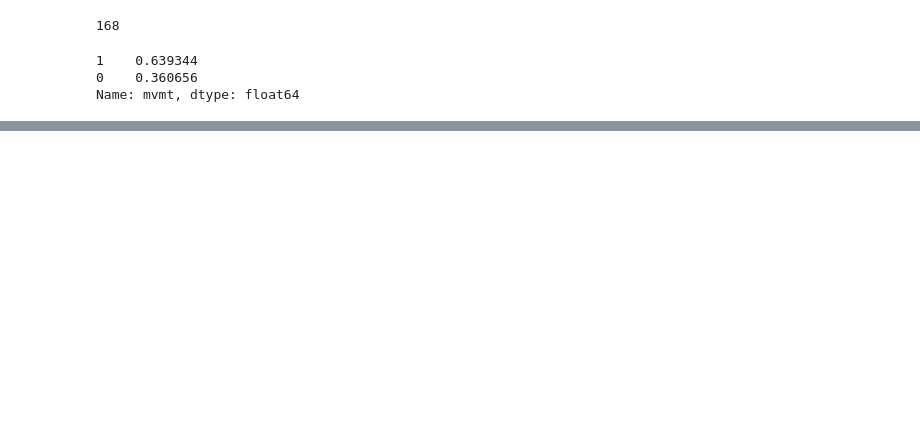
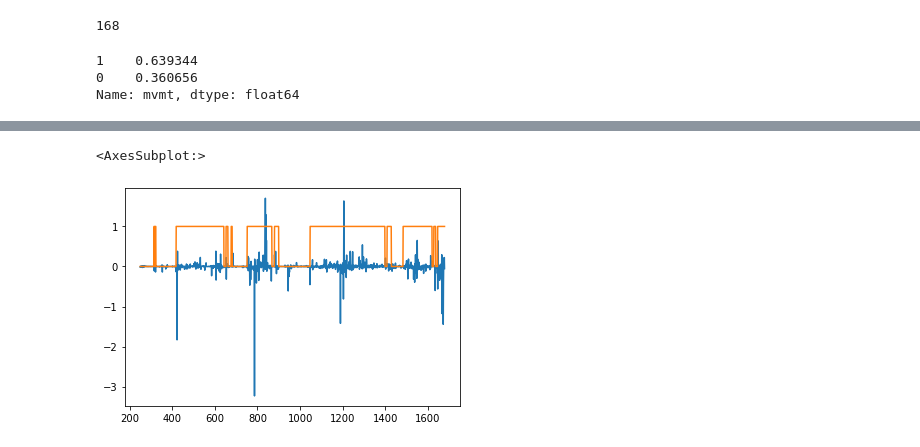
Before and after one commit to harryshil926/AJILE-movement-intent, a Jupyter notebook: ecog_predictive_analysis.ipynb, the cells around one changed output, grey strips where cells are left out. Cells and saved outputs as stored; diff of their text form; code cells hidden in the pictures; blank space fills up the shorter version.

```diff
--- a/ecog_predictive_analysis.ipynb
+++ b/ecog_predictive_analysis.ipynb
@@ -202,0 +364,6 @@ for combo in grid_combo:
+# %%
+X['GRID37'][250:2000].plot()
+Y[250:2000].plot()
+# %% [output]
+<AxesSubplot:>
+[figure, added]
```
Also changed, not shown: parts of 25 cells of this notebook.
